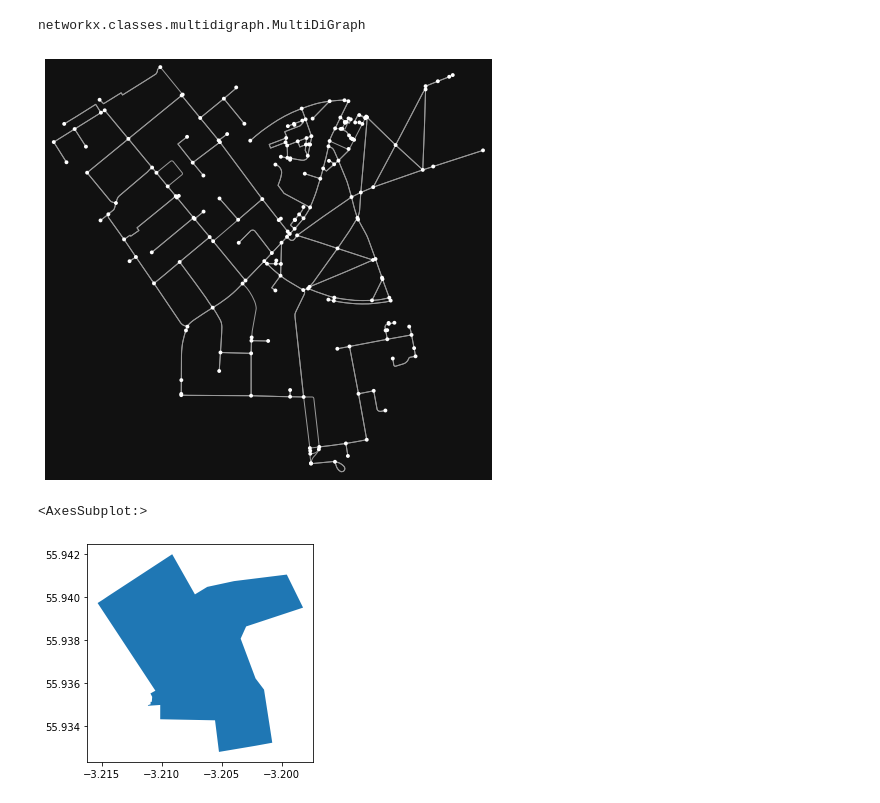
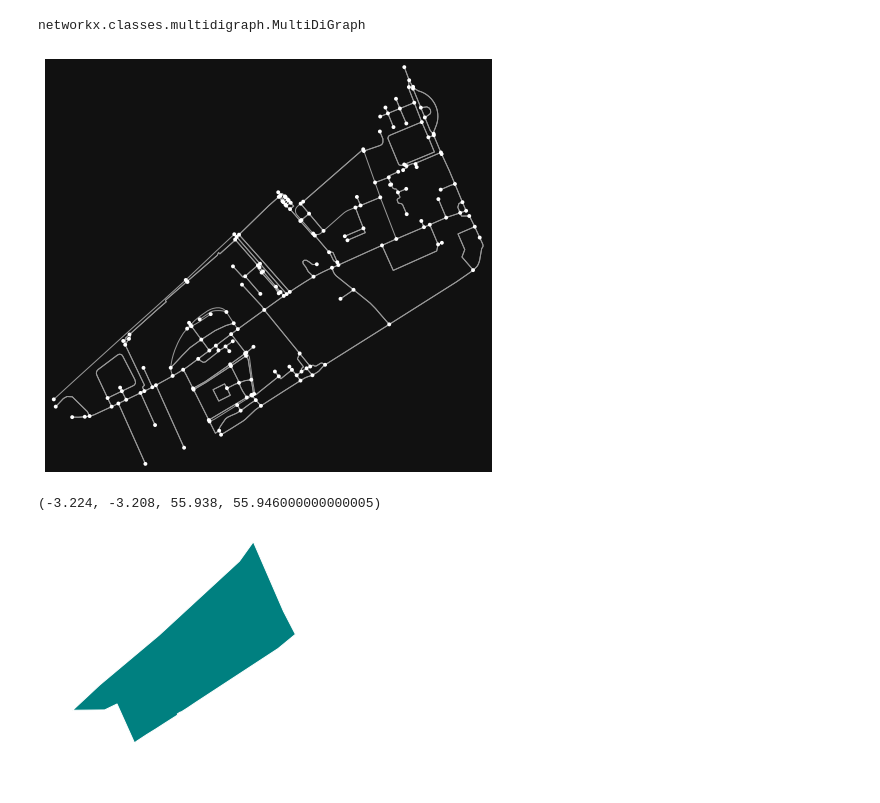
Before and after one commit to EArtiges/Bike_Share_data, a Jupyter notebook: Get_OSM_Data.ipynb, the cells around one changed output. Cells and saved outputs as stored; diff of their text form; code cells hidden in the pictures.

```diff
--- a/Get_OSM_Data.ipynb
+++ b/Get_OSM_Data.ipynb
@@ -119,7 +105,9 @@ import matplotlib.pyplot as plt
 %matplotlib inline
 
 # Specify the name that is used to seach for the data
-place_name = "Bruntsfield, Edinburgh, Scotland"
+# place_name = "Bruntsfield, Edinburgh, Scotland"
+place_name = "Fountainbridge, Edinburgh, Scotland"
+
 
 # Fetch OSM street network from the location
 graph = ox.graph_from_place(place_name)
@@ -131,10 +119,13 @@ networkx.classes.multidigraph.MultiDiGraph
 # Plot the streets
 fig, ax = ox.plot_graph(graph)
 # %% [output]
-[figure, old version]
+[figure, new version]
 # %%
+fig,ax = plt.subplots()
+fig.patch.set_alpha(0)
 area = ox.geocode_to_gdf(place_name)
-area.plot()
+area.plot(ax=ax, color='teal')
+plt.axis('off')
 # %% [output]
-<AxesSubplot:>
+(-3.224, -3.208, 55.938, 55.946000000000005)
-[figure, old version]
+[figure, new version]
```
Also changed, not shown: parts of 22 cells of this notebook, 2 other files.
